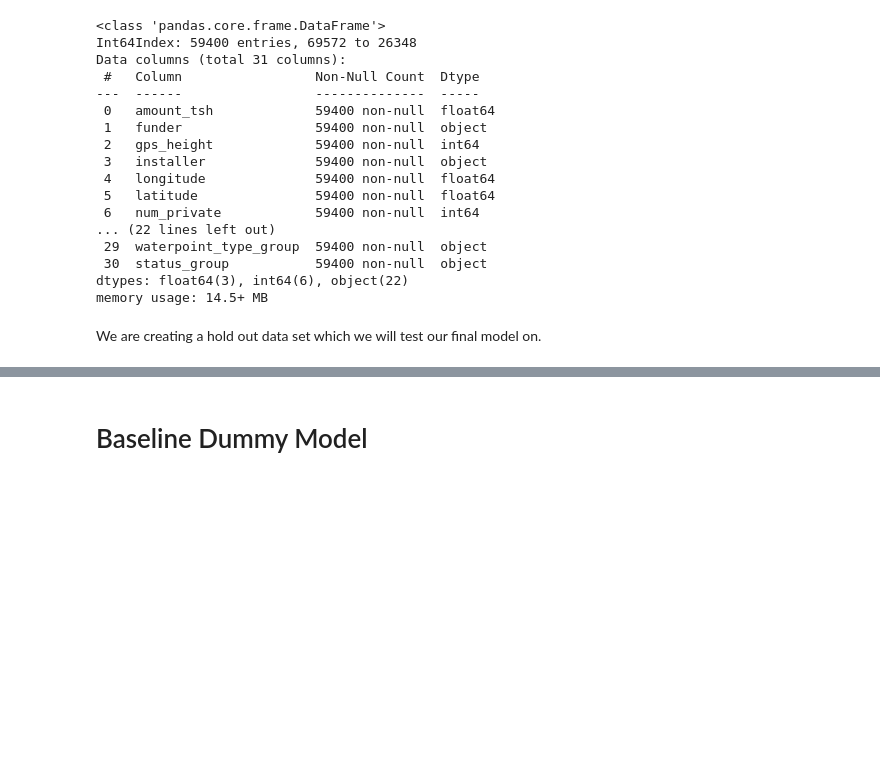
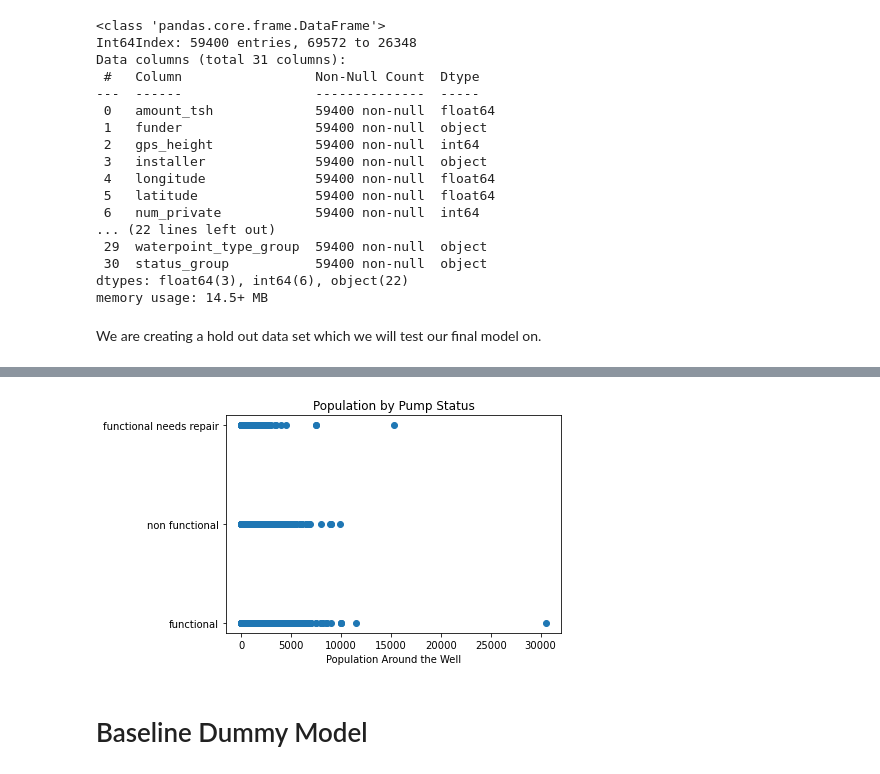
Before and after one commit to fivearm/Phase_3_Project, a Jupyter notebook: 01_data_preparation.ipynb, the cells around one changed output, grey strips where cells are left out. Saved outputs shown, nothing was run; the diff lists cells and outputs as text; code cells hidden in the pictures; blank space fills up the shorter version.

```diff
--- a/01_data_preparation.ipynb
+++ b/01_data_preparation.ipynb
@@ -134,0 +165,7 @@ X_train.head()
+# %%
+fig, ax = plt.subplots()
+ax.scatter(df.population, df.status_group)
+ax.set_xlabel('Population Around the Well')
+ax.set_title('Population by Pump Status');
+# %% [output]
+[figure, added]
```
Also changed, not shown: parts of 7 cells of this notebook.
